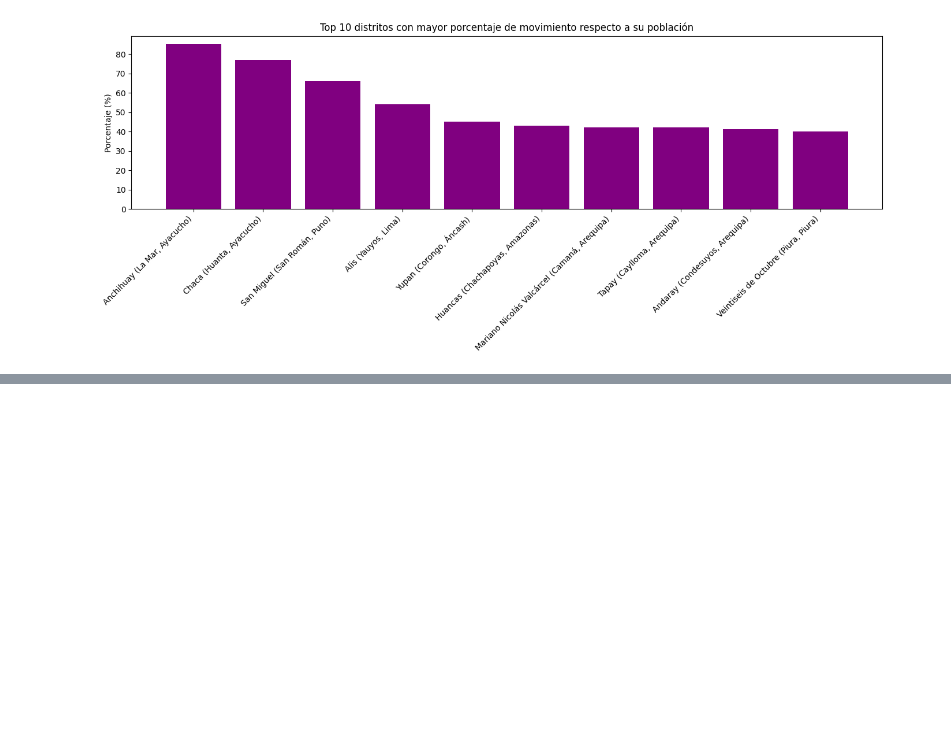
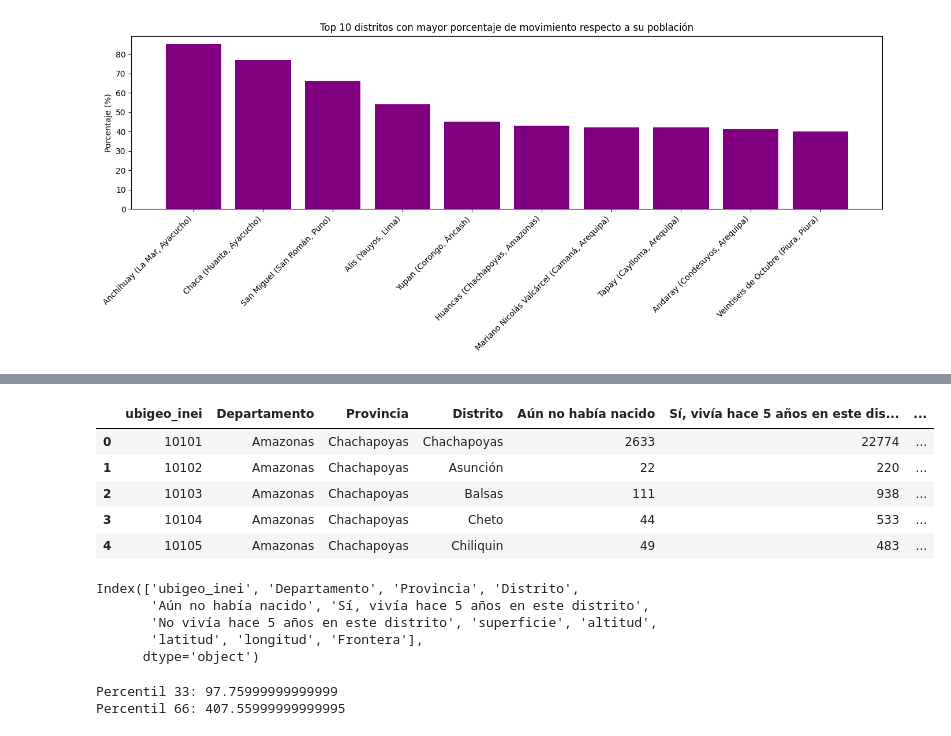
Before and after one commit to CuevaGavilanBenjamin/analitica, a Jupyter notebook: BENJAMIN/Load_movimientos/GraficosINEI.ipynb, the cells around one changed output, grey strips where cells are left out. Drawn from its saved outputs; the diff is of its cells as text; code cells hidden in the pictures; blank space fills up the shorter version.

```diff
--- a/BENJAMIN/Load_movimientos/GraficosINEI.ipynb
+++ b/BENJAMIN/Load_movimientos/GraficosINEI.ipynb
@@ -20,5 +29,5 @@ import matplotlib.pyplot as plt
 # %%
-df=pd.read_csv("..\Transform_movimientos\Movimiento_Distrito.csv")
+df=pd.read_csv("../Transform_movimientos/Movimiento_Distrito.csv")
 # %%
 df.head()
 # %% [output]
@@ -102,18 +111,13 @@ plt.show()
 # %%
 
 # Cargar datasets
-movimiento = pd.read_csv('..Movimiento_Distrito.csv')
-ubigeo = pd.read_csv('/mnt/data/Ubigeo.csv')
+movimiento = df
+ubigeo = pd.read_csv("../Transform_movimientos/Ubigeo.csv")
+# Revisar nombres de columnas para saber con qué columna unir
 
-# Revisar nombres de columnas para saber con qué columna unir
 print(movimiento.columns)
 print(ubigeo.columns)
 
-# Suponiendo que ambos archivos tienen una columna en común como 'Distrito' o algún código similar:
-# (Si no se llaman igual, tienes que renombrar antes de unir)
+# cambiadno columna codigo de movimiento a ubigeo_inei
 
-# Unir los dos datasets
-df_final = pd.merge(movimiento, ubigeo, on='Distrito', how='left')
-
-# Verificar resultado
-print(df_final.head())
+movimiento.rename(columns={"Código":"ubigeo_inei"})
@@ -119,0 +135,24 @@ print(df_final.head())
+# %%
+# cambiadno columna codigo de movimiento a ubigeo_inei
+
+movimiento=movimiento.rename(columns={"Código":"ubigeo_inei"})
+# %%
+# Unir los dos datasets
+df_final = pd.merge(movimiento, ubigeo, on='ubigeo_inei', how='left')
+# %%
+df_final.head()
+# %% [output]
+|  | ubigeo_inei | Departamento | Provincia | Distrito | Aún no había nacido | Sí, vivía hace 5 años en este dis... | ... |
+| 0 | 10101 | Amazonas | Chachapoyas | Chachapoyas | 2633 | 22774 | ... |
+| 1 | 10102 | Amazonas | Chachapoyas | Asunción | 22 | 220 | ... |
+| 2 | 10103 | Amazonas | Chachapoyas | Balsas | 111 | 938 | ... |
+| 3 | 10104 | Amazonas | Chachapoyas | Cheto | 44 | 533 | ... |
+| 4 | 10105 | Amazonas | Chachapoyas | Chiliquin | 49 | 483 | ... |
+# %%
+df_final.columns
+# %% [output]
+Index(['ubigeo_inei', 'Departamento', 'Provincia', 'Distrito',
+       'Aún no había nacido', 'Sí, vivía hace 5 años en este distrito',
+       'No vivía hace 5 años en este distrito', 'superficie', 'altitud',
+       'latitud', 'longitud', 'Frontera'],
+      dtype='object')
@@ -119,0 +162,16 @@ print(df_final.head())
+# %%
+# Asumiendo que df_rangos es una Serie
+df_rangos = df_final["No vivía hace 5 años en este distrito"]
+
+# Ordenar la Serie de menor a mayor
+df_rangos_sorted = df_rangos.sort_values()
+
+# Calcular los percentiles 33 y 66
+percentil_33 = df_rangos_sorted.quantile(0.33)
+percentil_66 = df_rangos_sorted.quantile(0.66)
+
+print(f"Percentil 33: {percentil_33}")
+print(f"Percentil 66: {percentil_66}")
+# %% [output]
+Percentil 33: 97.75999999999999
+Percentil 66: 407.55999999999995
```
Also changed, not shown: parts of 5 cells of this notebook, 6 other files.
